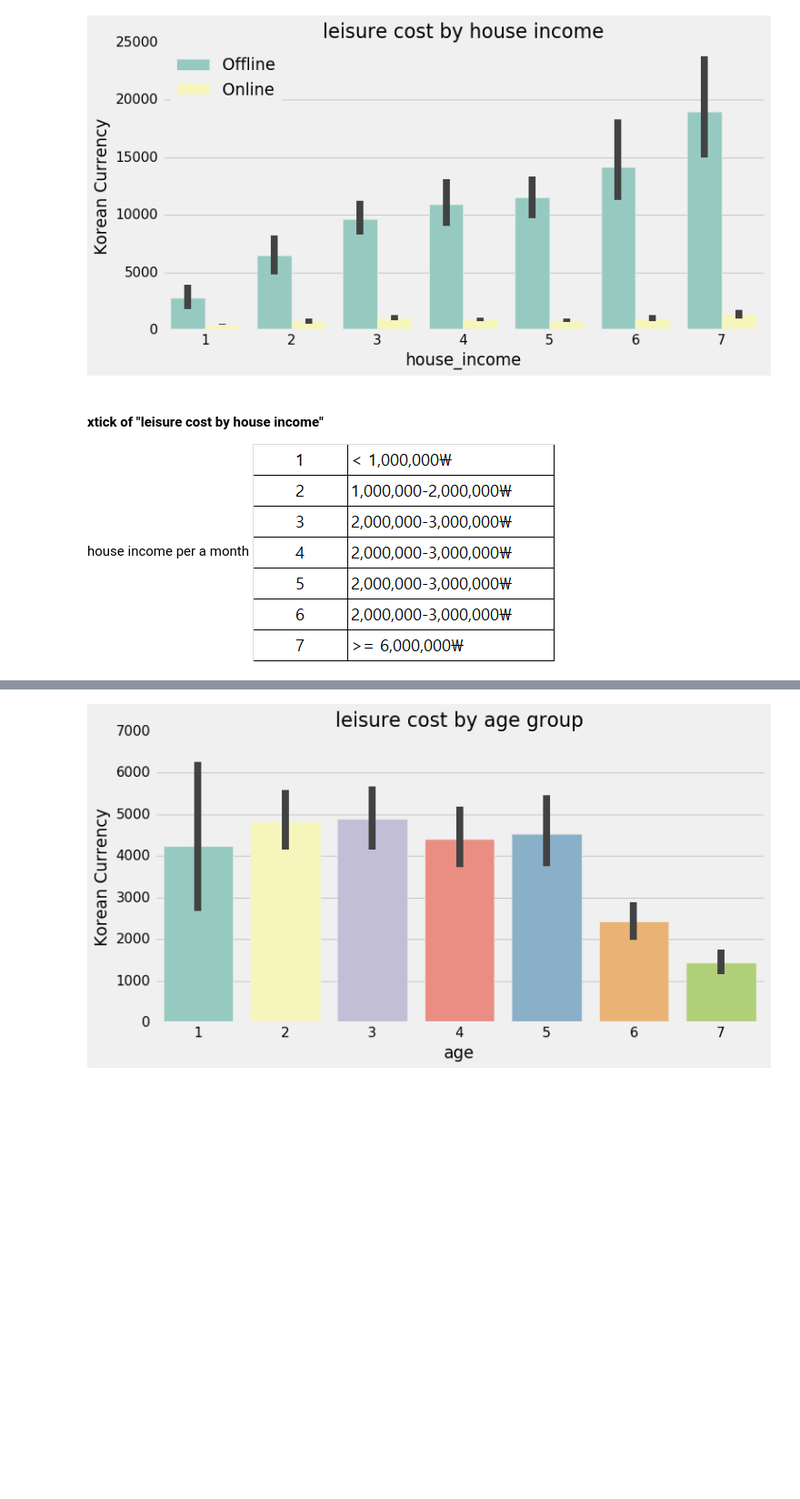
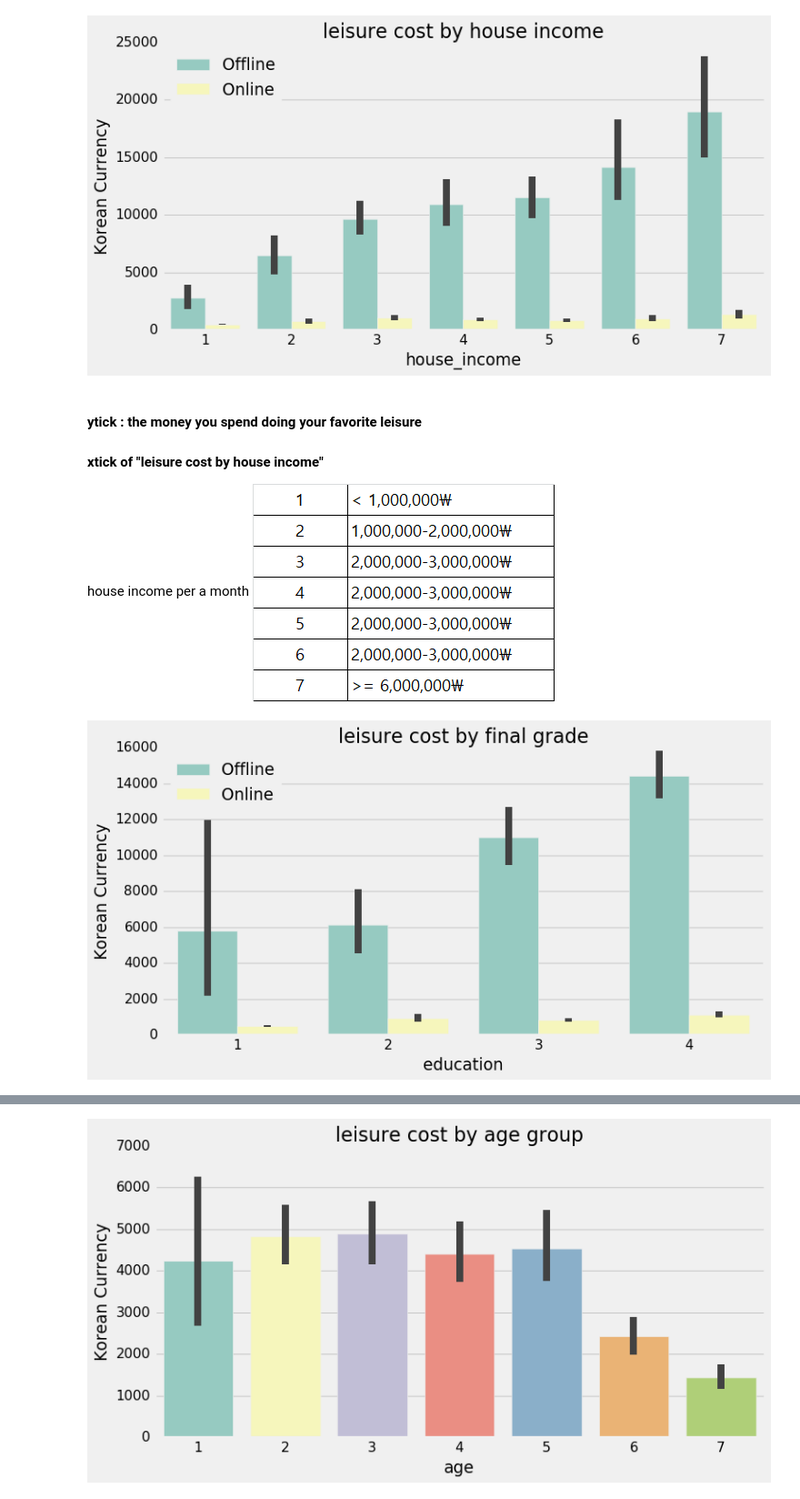
Before and after one commit to elonSIe/Korea_leisure_money_happiness, a Jupyter notebook: leisure.ipynb, the cells around one changed output, grey strips where cells are left out. Shown: that part at 91% size. Drawn from its saved outputs; the diff is of its cells as text; code cells hidden in the pictures; blank space fills up the shorter version.

```diff
--- a/leisure.ipynb
+++ b/leisure.ipynb
@@ -114,6 +114,21 @@ label.get_texts()[1].set_text('Online');
 # %% [output]
 [figure]
 # %% [markdown]
+#### ytick : the money you spend doing your favorite leisure
+
 #### xtick of "leisure cost by house income"
 house income per a month
 ![image.png](attachment:image.png)
+# %%
+plt.rcParams['figure.figsize'] = (10, 5)
+
+sns.barplot(data = df, x = 'education', y = 'cost', hue = 'online', palette = 'Set3')
+
+plt.title('leisure cost by final grade', fontsize = 20, fontweight = 100)
+plt.ylabel('Korean Currency')
+
+label = plt.legend(loc = 'best')
+label.get_texts()[0].set_text('Offline')
+label.get_texts()[1].set_text('Online');
+# %% [output]
+[figure, added]
```
Also changed, not shown: parts of 2 cells of this notebook.
